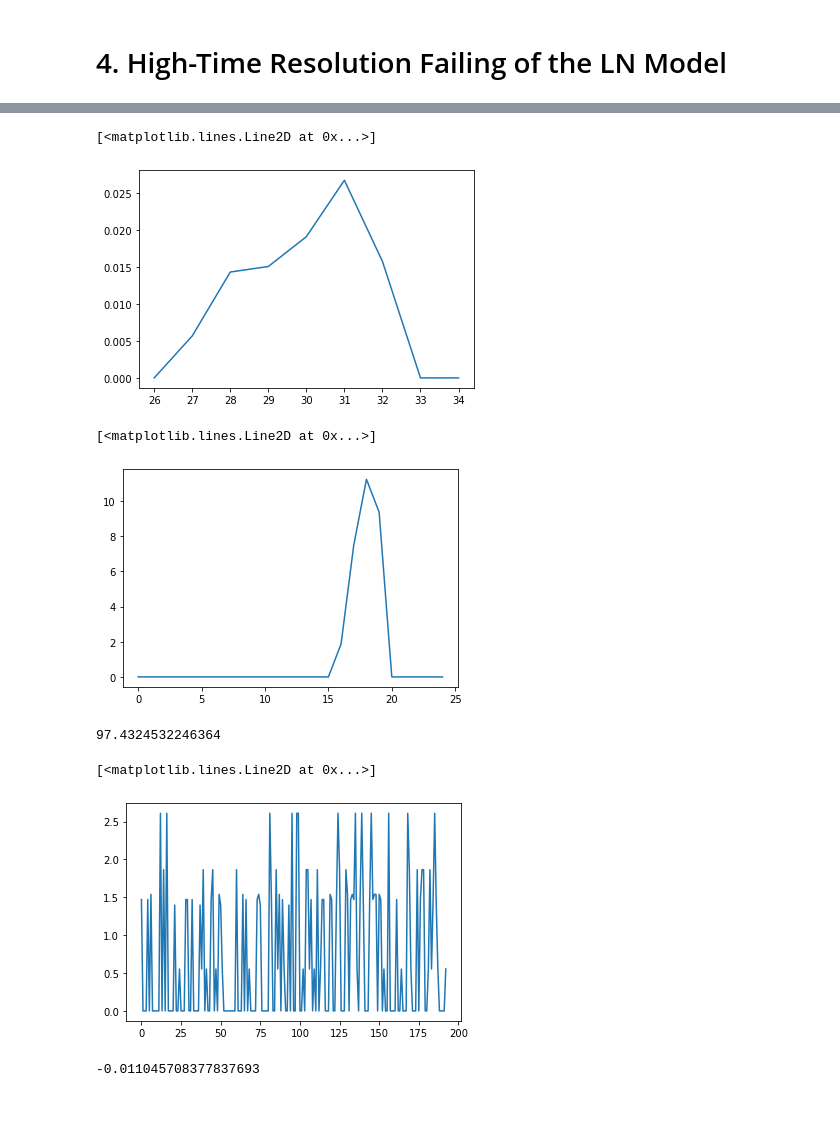
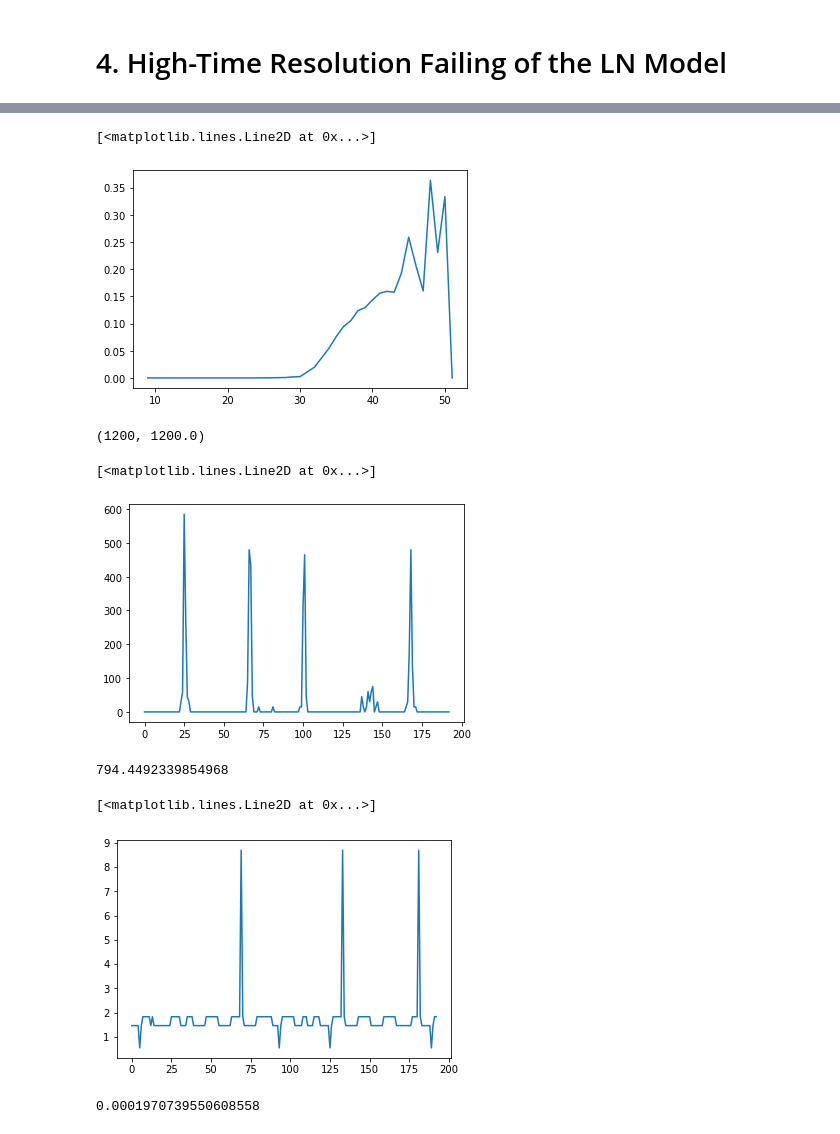
Before and after one commit to NeuroTheoryUMD/mattjac, a Jupyter notebook: sta_exercise4.ipynb, the cells around one changed output, grey strips where cells are left out. Drawn from its saved outputs; the diff is of its cells as text; code cells hidden in the pictures; blank space fills up the shorter version.

Commit message:
Maybe got it working on the 1/8 time scale.
TODO: refactor the code to handle different time scales and plot r2 at different
ones

```diff
--- a/sta_exercise4.ipynb
+++ b/sta_exercise4.ipynb
@@ -106,13 +112,17 @@ plt.show()
 # %%
-plt.plot(histg_spiking / histg)
+plt.plot(histg8_spiking / histg8)
 # %% [output]
 [<matplotlib.lines.Line2D at 0x...>]
-[figure, old version]
+[figure, new version]
 # %%
 # 4. predict the rate from the cascade model r(g(stim))
 # %%
 # the stims are the same for each trial
 stimsr = d['FFstimR'][:,0]
+stimsr8 = np.array([[stim]*8 for stim in stimsr]).flatten() # stretch the stims by 8
+len(stimsr), len(stimsr8)/8
+# %% [output]
+(1200, 1200.0)
 # %%
 # split the trials into rows, using -1 as the flag variable
 spiksr = []
@@ -125,30 +135,30 @@ for x in d['FFspksR'][0]:
     spikr.append(x)
 # %%
 # merge the stimsr and spiksr for each trial
-mergedrs = []
+mergedrs8 = []
 for spiks in spiksr:
-    mergedrs.append(merge_spiks_and_stims(spiks, stimsr, dt8))
-mergedrs = np.array(mergedrs)
+    mergedrs8.append(merge_spiks_and_stims(spiks, stimsr8, dt8))
+mergedrs8 = np.array(mergedrs)
 # %%
 # calculate the neurons firing rate as a function of time, using a bin size DTstim
 # r(t) = n_spk(t) / dt
 # sum over the columns and divide by dt
-rate_t = [np.mean(mergedr) for mergedr in mergedrs[:,:,1].T] / dt
+rate_t8 = [np.mean(mergedr8) for mergedr8 in mergedrs8[:,:,1].T] / dt8
 # plot the firing rate between 800ms and 1000ms, vertical axis units in Hz
-plt.plot(rate_t[math.floor(.8/dt):math.ceil(1/dt)])
+plt.plot(rate_t8[math.floor(.8/dt8):math.ceil(1/dt8)])
 # %% [output]
 [<matplotlib.lines.Line2D at 0x...>]
-[figure, old version]
+[figure, new version]
 # %%
 # 3. calculate the spiking nonlinearity function --> r()
-g = g_convolve(stimsr, sta)
+g8 = g_convolve(stimsr8, sta8)
 
 # normalize g by the std dev of g and then recompute the filter responses over the stimulus
-g = sta / np.std(g)
-g = g_convolve(stimsr, g)
-filtered_stimsr = g
+g8 = sta / np.std(g8)
+g8 = g_convolve(stimsr8, g8)
+filtered_stimsr8 = g8
 # %%
-nl = histg_spiking / histg
+nl = histg8_spiking / histg8
 nl = np.array(list(map(lambda x: x if not np.isnan(x) else 0, nl))) # remove the NaNs from nl
 # %%
 def nl_func(g_stim):
@@ -160,22 +170,22 @@ def nl_func(g_stim):
     return -1
 # %%
 # get the probability of a spike at each stimulus presentation
-pred_prob_t = np.array(list(map(nl_func, filtered_stimsr)))
+pred_prob_t8 = np.array(list(map(nl_func, filtered_stimsr8)))
 
 # multiply this by the max number of spikes to change this to Hz
-max_num_spikes = np.max(rate_t)
+max_num_spikes = np.max(rate_t8)
 print(max_num_spikes)
 
-pred_t = pred_prob_t * max_num_spikes
+pred_t8 = pred_prob_t8 * max_num_spikes
 
 # plot it
 plt.plot(pred_t[math.floor(.8/dt8):math.ceil(1/dt8)])
 # %% [output]
-97.4324532246364
+794.4492339854968
 [<matplotlib.lines.Line2D at 0x...>]
-[figure, old version]
+[figure, new version]
 # %%
-r2 = 1 - (np.var(rate_t - pred_t) / np.var(rate_t))
+r2 = 1 - (np.var(rate_t8 - pred_t8) / np.var(rate_t8))
 r2
 # %% [output]
--0.011045708377837693
+0.0001970739550608558
```
Also changed, not shown: parts of 7 cells of this notebook.
